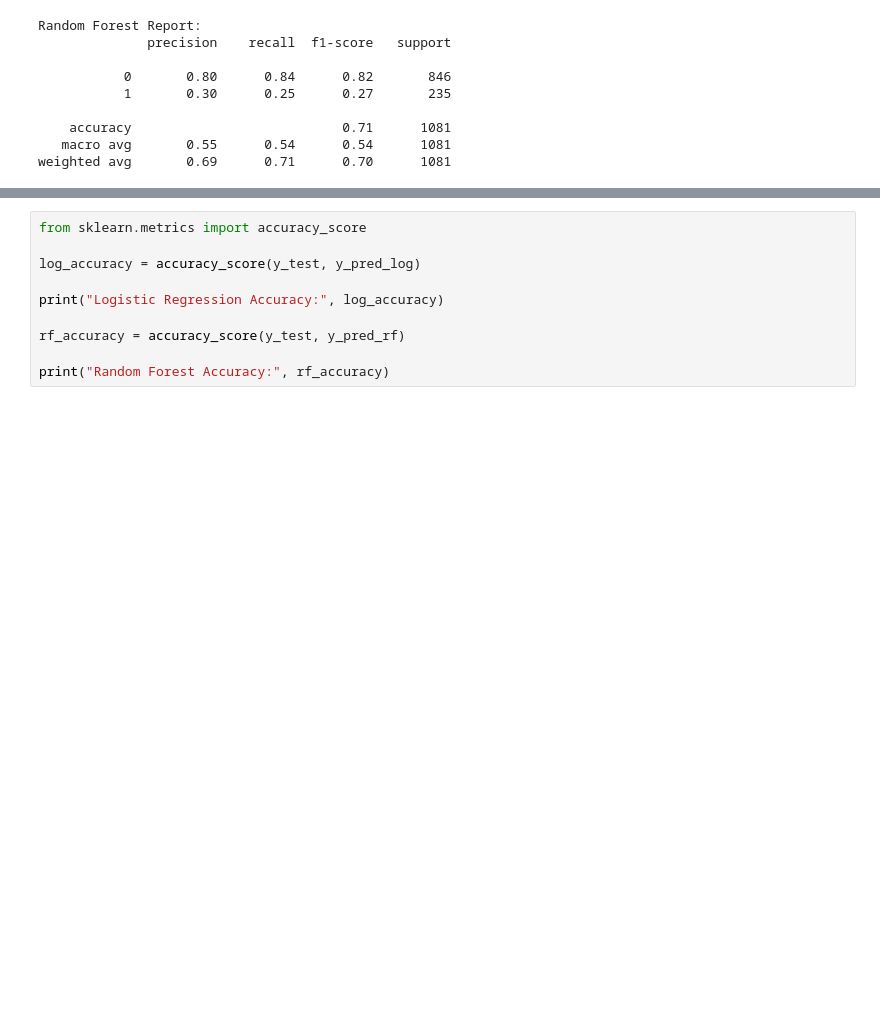
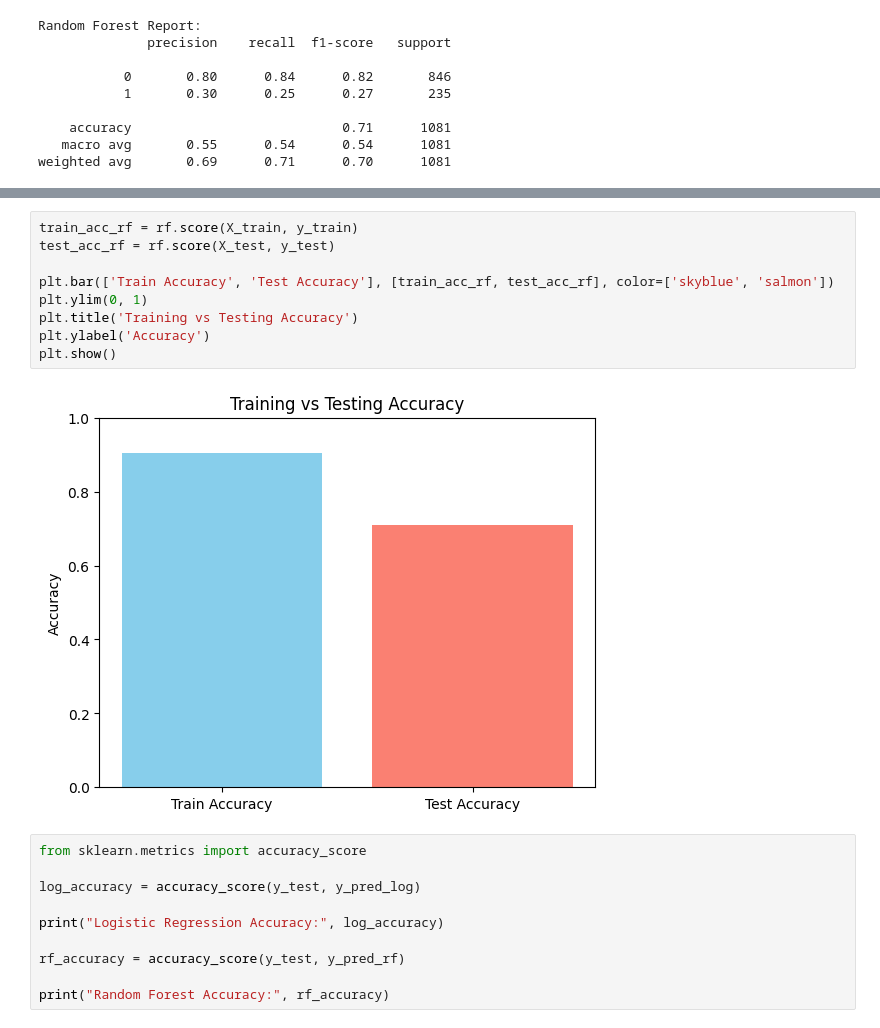
Before and after one commit to JSakuraa/mlb-hit-prediction, a Jupyter notebook: src/MODEL_CREATION.ipynb, the cells around one changed output, grey strips where cells are left out. Cells and saved outputs as stored; diff of their text form; blank space fills up the shorter version.

```diff
--- a/src/MODEL_CREATION.ipynb
+++ b/src/MODEL_CREATION.ipynb
@@ -54,3 +106,14 @@ weighted avg       0.69      0.71      0.70      1081
+# %%
+train_acc_rf = rf.score(X_train, y_train)
+test_acc_rf = rf.score(X_test, y_test)
+
+plt.bar(['Train Accuracy', 'Test Accuracy'], [train_acc_rf, test_acc_rf], color=['skyblue', 'salmon'])
+plt.ylim(0, 1)
+plt.title('Training vs Testing Accuracy')
+plt.ylabel('Accuracy')
+plt.show()
+# %% [output]
+[figure, added]
 # %%
 from sklearn.metrics import accuracy_score
 
```
Also changed, not shown: parts of 4 cells of this notebook.
